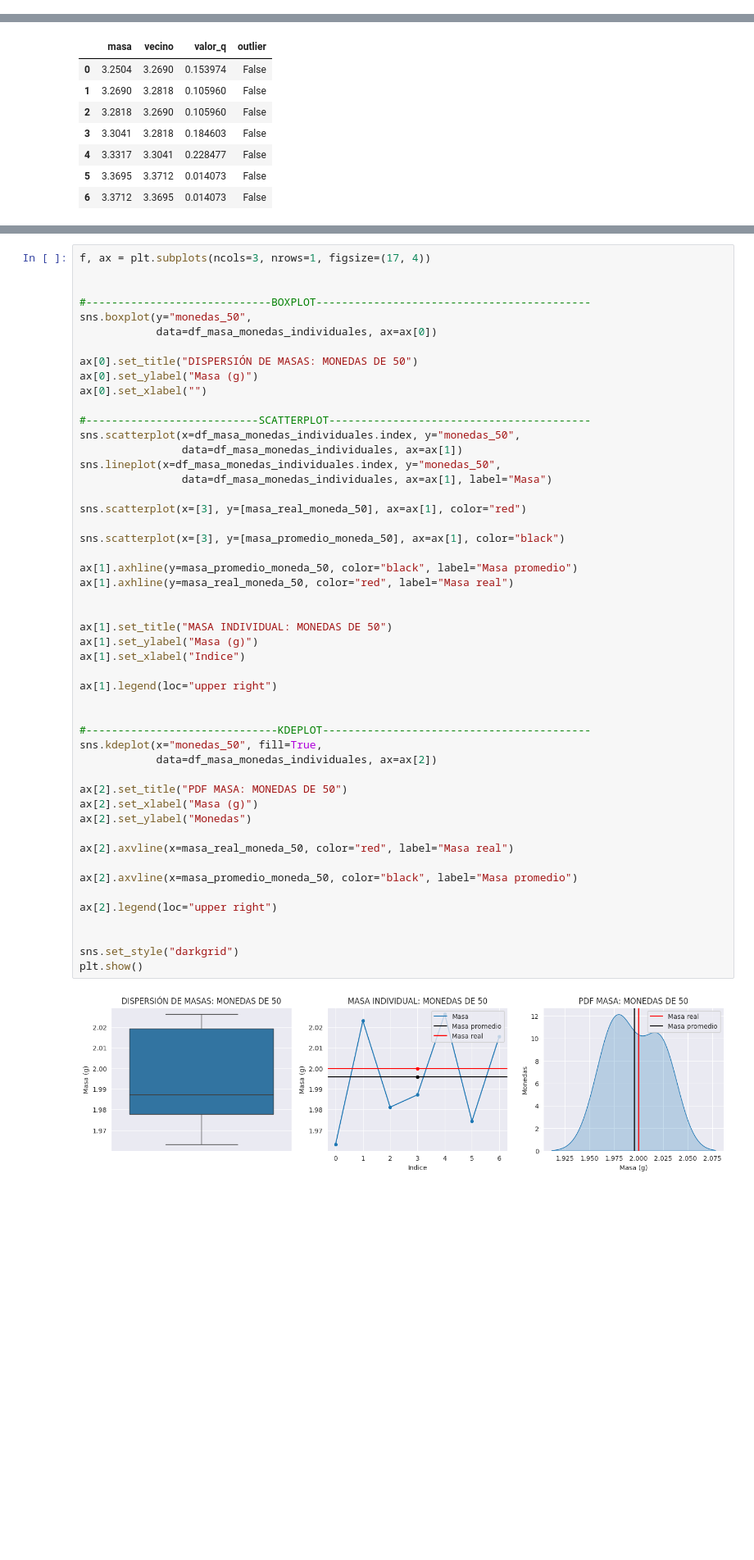
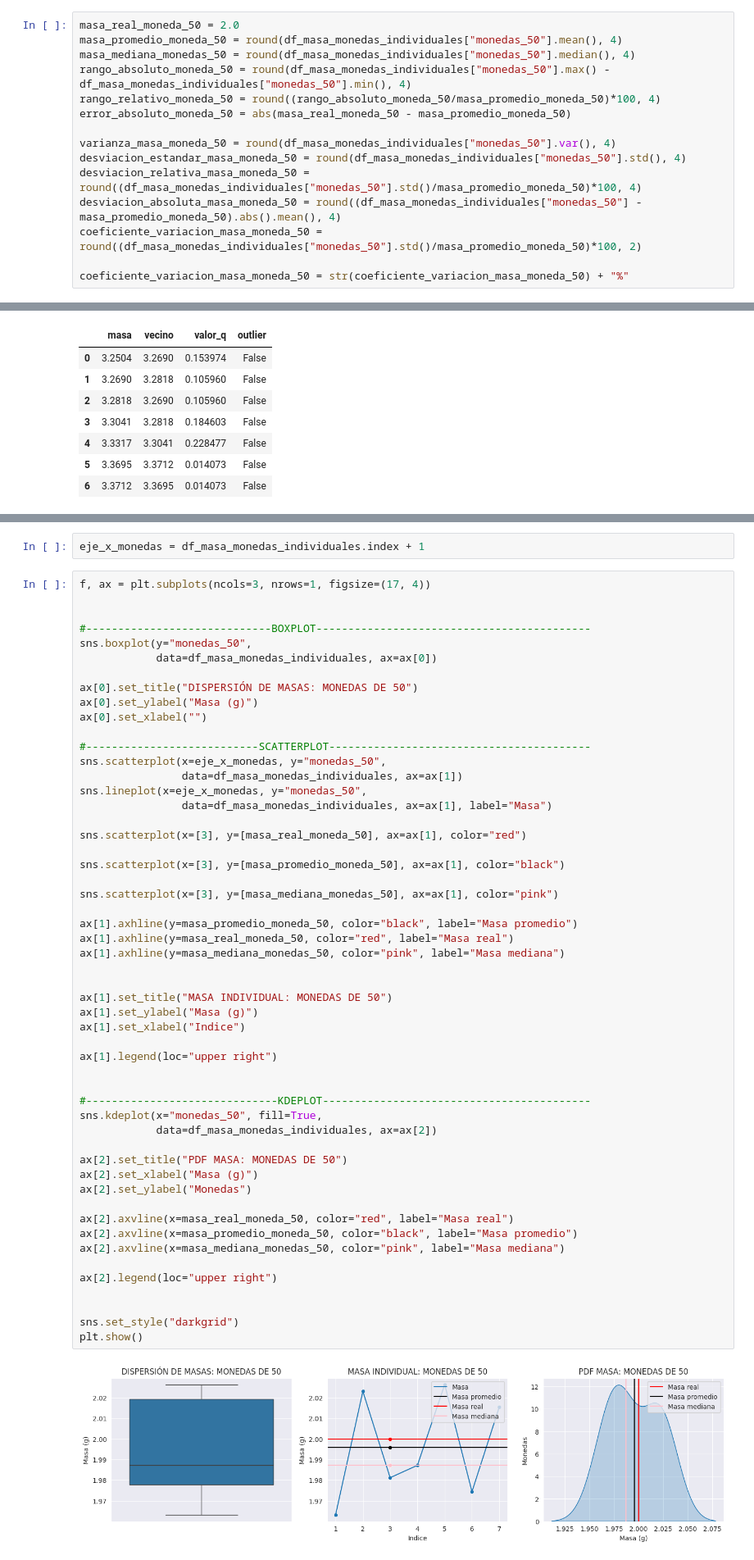
Before and after one commit to 317745/ANALISIS-MONEDAS-LABORATORIO-27-05-2026, a Jupyter notebook: laboratorio27_05_2026.ipynb, the cells around one changed output, grey strips where cells are left out. Shown at 82% size. Drawn from its saved outputs; the diff is of its cells as text; blank space fills up the shorter version.

```diff
--- a/laboratorio27_05_2026.ipynb
+++ b/laboratorio27_05_2026.ipynb
@@ -56,0 +74,15 @@ desviacion_estandar_masa_moneda_100 = df_masa_monedas_individuales["monedas_100"
+# %%
+masa_real_moneda_50 = 2.0
+masa_promedio_moneda_50 = round(df_masa_monedas_individuales["monedas_50"].mean(), 4)
+masa_mediana_monedas_50 = round(df_masa_monedas_individuales["monedas_50"].median(), 4)
+rango_absoluto_moneda_50 = round(df_masa_monedas_individuales["monedas_50"].max() - df_masa_monedas_individuales["monedas_50"].min(), 4)
+rango_relativo_moneda_50 = round((rango_absoluto_moneda_50/masa_promedio_moneda_50)*100, 4)
+error_absoluto_moneda_50 = abs(masa_real_moneda_50 - masa_promedio_moneda_50)
+
+varianza_masa_moneda_50 = round(df_masa_monedas_individuales["monedas_50"].var(), 4)
+desviacion_estandar_masa_moneda_50 = round(df_masa_monedas_individuales["monedas_50"].std(), 4)
+desviacion_relativa_masa_moneda_50 = round((df_masa_monedas_individuales["monedas_50"].std()/masa_promedio_moneda_50)*100, 4)
+desviacion_absoluta_masa_moneda_50 = round((df_masa_monedas_individuales["monedas_50"] - masa_promedio_moneda_50).abs().mean(), 4)
+coeficiente_variacion_masa_moneda_50 = round((df_masa_monedas_individuales["monedas_50"].std()/masa_promedio_moneda_50)*100, 2)
+
+coeficiente_variacion_masa_moneda_50 = str(coeficiente_variacion_masa_moneda_50) + "%"
@@ -145,3 +326,5 @@ df_dixon_monedas_100[:]
+# %%
+eje_x_monedas = df_masa_monedas_individuales.index + 1
 # %%
 f, ax = plt.subplots(ncols=3, nrows=1, figsize=(17, 4))
 
@@ -155,45 +338,48 @@ ax[0].set_ylabel("Masa (g)")
 ax[0].set_xlabel("")
 
 #---------------------------SCATTERPLOT-----------------------------------------
-sns.scatterplot(x=df_masa_monedas_individuales.index, y="monedas_50",
+sns.scatterplot(x=eje_x_monedas, y="monedas_50",
                 data=df_masa_monedas_individuales, ax=ax[1])
-sns.lineplot(x=df_masa_monedas_individuales.index, y="monedas_50",
+sns.lineplot(x=eje_x_monedas, y="monedas_50",
                 data=df_masa_monedas_individuales, ax=ax[1], label="Masa")
 
 sns.scatterplot(x=[3], y=[masa_real_moneda_50], ax=ax[1], color="red")
 
 sns.scatterplot(x=[3], y=[masa_promedio_moneda_50], ax=ax[1], color="black")
 
+sns.scatterplot(x=[3], y=[masa_mediana_monedas_50], ax=ax[1], color="pink")
+
 ax[1].axhline(y=masa_promedio_moneda_50, color="black", label="Masa promedio")
 ax[1].axhline(y=masa_real_moneda_50, color="red", label="Masa real")
+ax[1].axhline(y=masa_mediana_monedas_50, color="pink", label="Masa mediana")
 
 
 ax[1].set_title("MASA INDIVIDUAL: MONEDAS DE 50")
 ax[1].set_ylabel("Masa (g)")
 ax[1].set_xlabel("Indice")
 
 ax[1].legend(loc="upper right")
 
 
 #------------------------------KDEPLOT------------------------------------------
 sns.kdeplot(x="monedas_50", fill=True,
             data=df_masa_monedas_individuales, ax=ax[2])
 
 ax[2].set_title("PDF MASA: MONEDAS DE 50")
 ax[2].set_xlabel("Masa (g)")
 ax[2].set_ylabel("Monedas")
 
 ax[2].axvline(x=masa_real_moneda_50, color="red", label="Masa real")
-
 ax[2].axvline(x=masa_promedio_moneda_50, color="black", label="Masa promedio")
+ax[2].axvline(x=masa_mediana_monedas_50, color="pink", label="Masa mediana")
 
 ax[2].legend(loc="upper right")
 
 
 sns.set_style("darkgrid")
 plt.show()
 # %% [output]
-[figure, old version]
+[figure, new version]
 # %%
 f, ax = plt.subplots(ncols=2, nrows=1, figsize=(15, 4))
 
```
Also changed, not shown: parts of 23 cells of this notebook.
